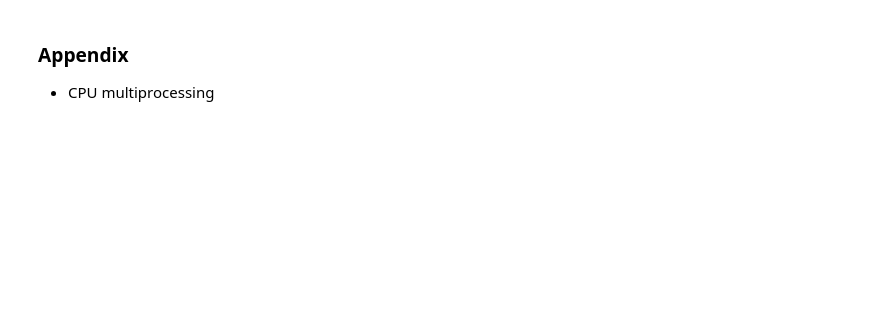
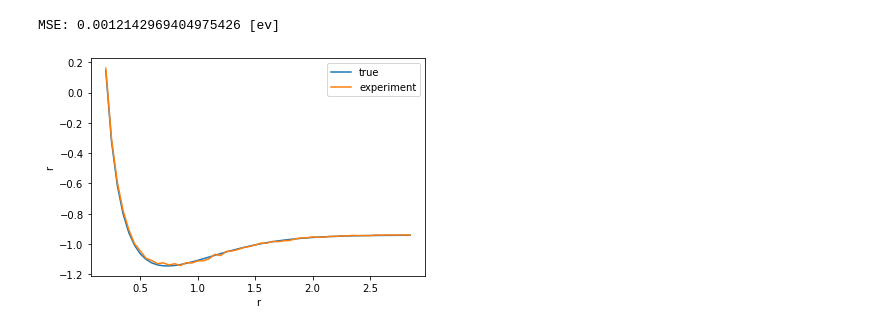
Before and after one commit to shukob/CohortProject_2020, a Jupyter notebook: Project_1_RBM_and_Tomography/Task1-solution.ipynb, the cells around one changed output. Saved outputs shown, nothing was run; the diff lists cells and outputs as text; code cells hidden in the pictures; blank space fills up the shorter version.

```diff
--- a/Project_1_RBM_and_Tomography/Task1-solution.ipynb
+++ b/Project_1_RBM_and_Tomography/Task1-solution.ipynb
@@ -88,15 +87,14 @@ with open(log_dir / f"task1_log.csv", 'w') as f:
 # %%
 import pandas as pd
 import numpy as np
 
 df = pd.read_csv('training_logs/task1-r-E.csv', index_col=0).sort_index()
-
-ax = df['true'].plot()
-df['experiment'].plot(ax=ax)
+ax = df.plot()
+ax.set_ylabel('Energy [eV]')
+ax.set_ylabel('r')
 
 std = np.sqrt(np.sum((df['true'] - df['experiment'])**2))/len(df)
 print(f"MSE: {std} [ev]")
+# %% [output]
+MSE: 0.0012142969404975426 [ev]
+[figure, added]
-# %% [markdown]
-### Appendix
-
-- CPU multiprocessing
```
Also changed, not shown: parts of 6 cells of this notebook.
